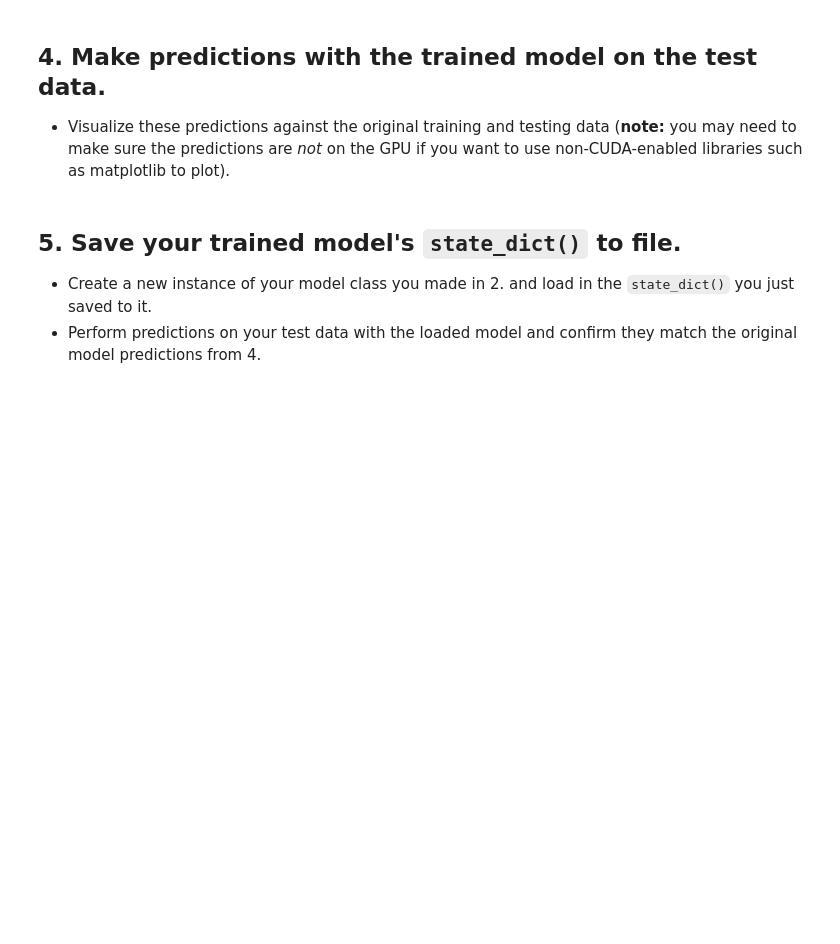
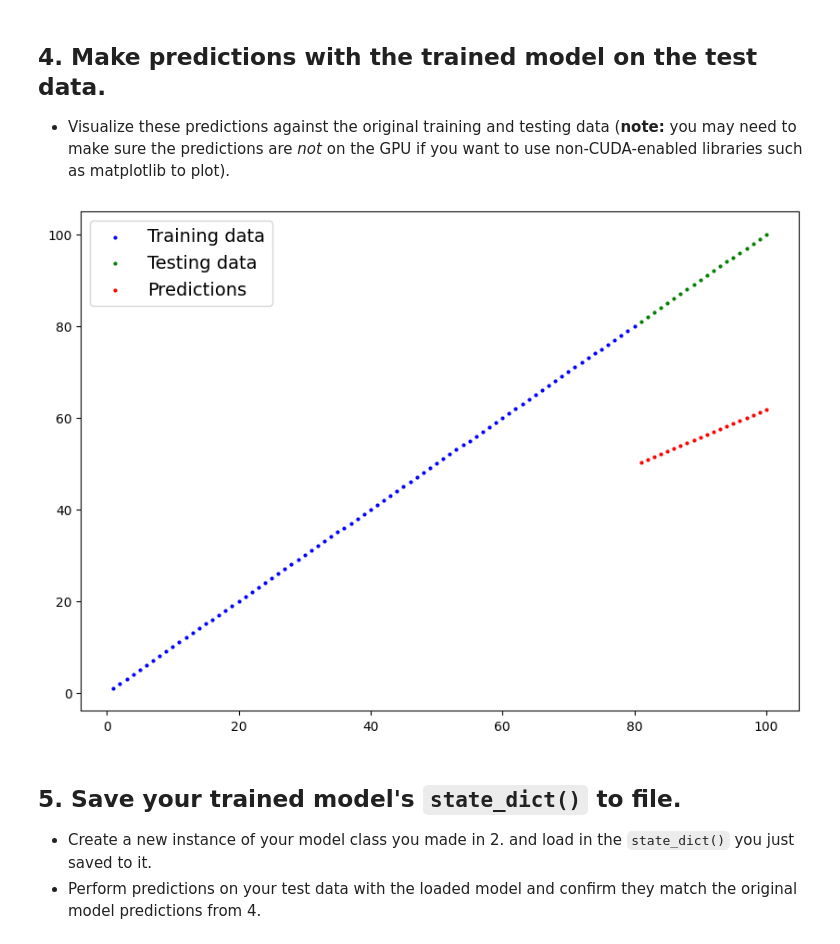
Before and after one commit to yusufjonc07/pytorch-deep-learning, a Jupyter notebook: recourses/extras/exercises/01_pytorch_workflow_exercises.ipynb, the cells around one changed output. Drawn from its saved outputs; the diff is of its cells as text; code cells hidden in the pictures; blank space fills up the shorter version.

```diff
--- a/recourses/extras/exercises/01_pytorch_workflow_exercises.ipynb
+++ b/recourses/extras/exercises/01_pytorch_workflow_exercises.ipynb
@@ -41,0 +24,11 @@ SystemExit: 2
+# %%
+# Setup device-agnostic code
+import torch
+
+device = "cpu"
+if torch.cuda.is_available():
+    device = "cuda"
+elif torch.backends.mps.is_available():
+    device = "mps"
+
+print(f"Using device: {device}")
@@ -135,6 +130,7 @@ class LinearRegressionModel(nn.Module): # <- almost everything in PyTorch is a n
 # Create PyTorch linear regression model by subclassing nn.Module
 # %%
 # Instantiate the model and put it to the target device
+model_0 = LinearRegressionModel().to(device)
 # %% [markdown]
 ## 3. Create a loss function and optimizer using `nn.L1Loss()` and `torch.optim.SGD(params, lr)` respectively.
   * Set the learning rate of the optimizer to be 0.01 and the parameters to optimize should be the model parameters from the model you created in 2.
@@ -142,4 +138,6 @@ class LinearRegressionModel(nn.Module): # <- almost everything in PyTorch is a n
   * The training loop should test the model on the test dataset every 20 epochs.
 # %%
 # Create the loss function and optimizer
+lossfn = nn.L1Loss()
+optimizer = torch.optim.SGD(params=model_0.parameters(), lr=0.01)
 # %%
@@ -189,3 +213,6 @@ for epoch in range(epochs):
   * Visualize these predictions against the original training and testing data (**note:** you may need to make sure the predictions are *not* on the GPU if you want to use non-CUDA-enabled libraries such as matplotlib to plot).
 # %%
 # Make predictions with the model
+with torch.inference_mode():
+    model_0.eval()
+    test_y_preds = model_0(X_test)
@@ -194,3 +219,19 @@ for epoch in range(epochs):
+# %%
+# Plot the predictions (these may need to be on a specific device)
+plt.figure(figsize=(10, 7))
+
+# Move all data to CPU for plotting
+plt.scatter(X_train.cpu(), y_train.cpu(), c="b", s=4, label="Training data")
+plt.scatter(X_test.cpu(), y_test.cpu(), c="g", s=4, label="Testing data")
+
+if test_y_preds is not None:
+    # Plot predictions (moved to CPU)
+    plt.scatter(X_test.cpu(), test_y_preds.cpu(), c="r", s=4, label="Predictions")
+
+plt.legend(prop={"size": 14})
+plt.show()
+# %% [output]
+[figure, added]
 # %% [markdown]
 ## 5. Save your trained model's `state_dict()` to file.
   * Create a new instance of your model class you made in 2. and load in the `state_dict()` you just saved to it.
```
Also changed, not shown: parts of 5 cells of this notebook, 19 other files.
